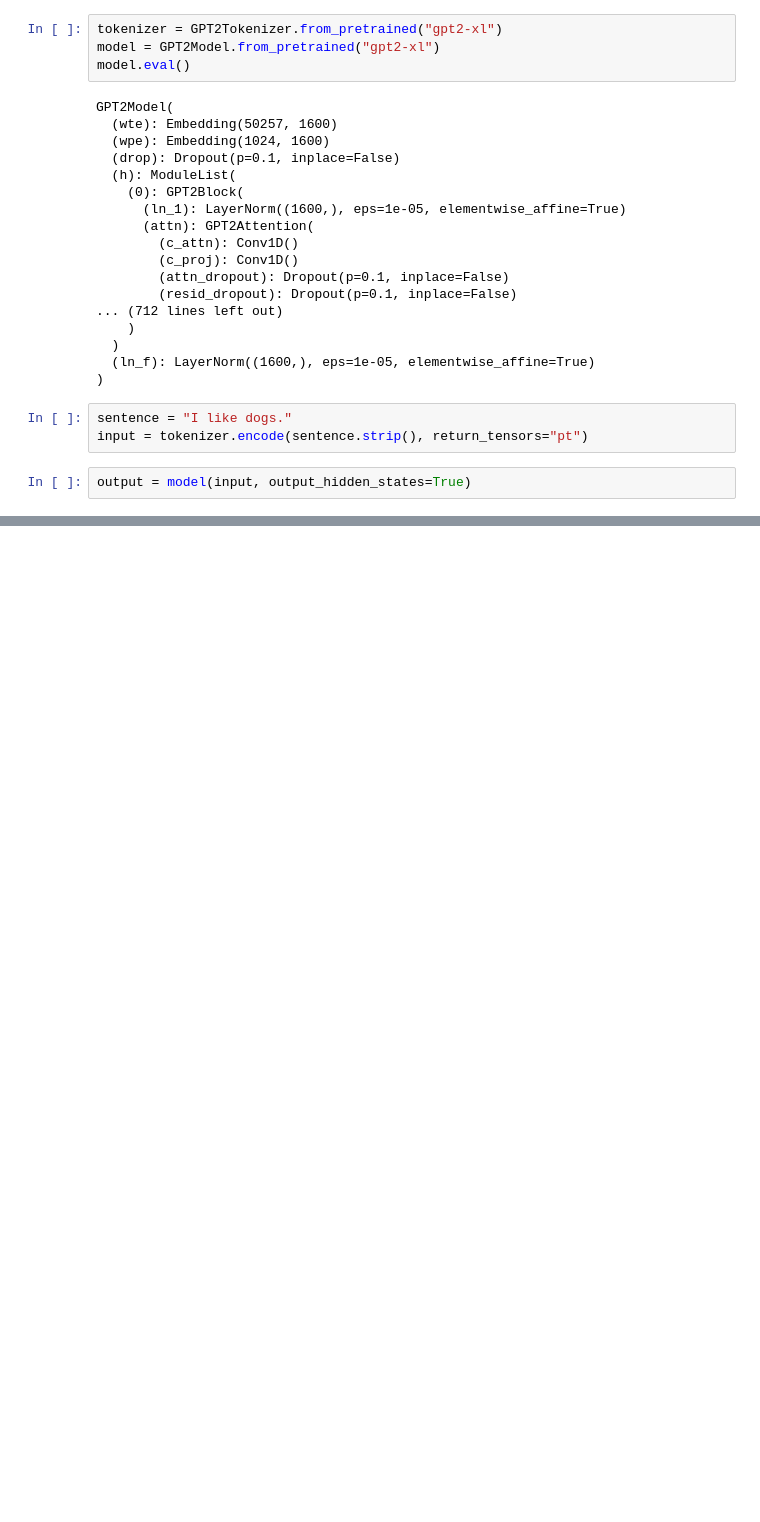
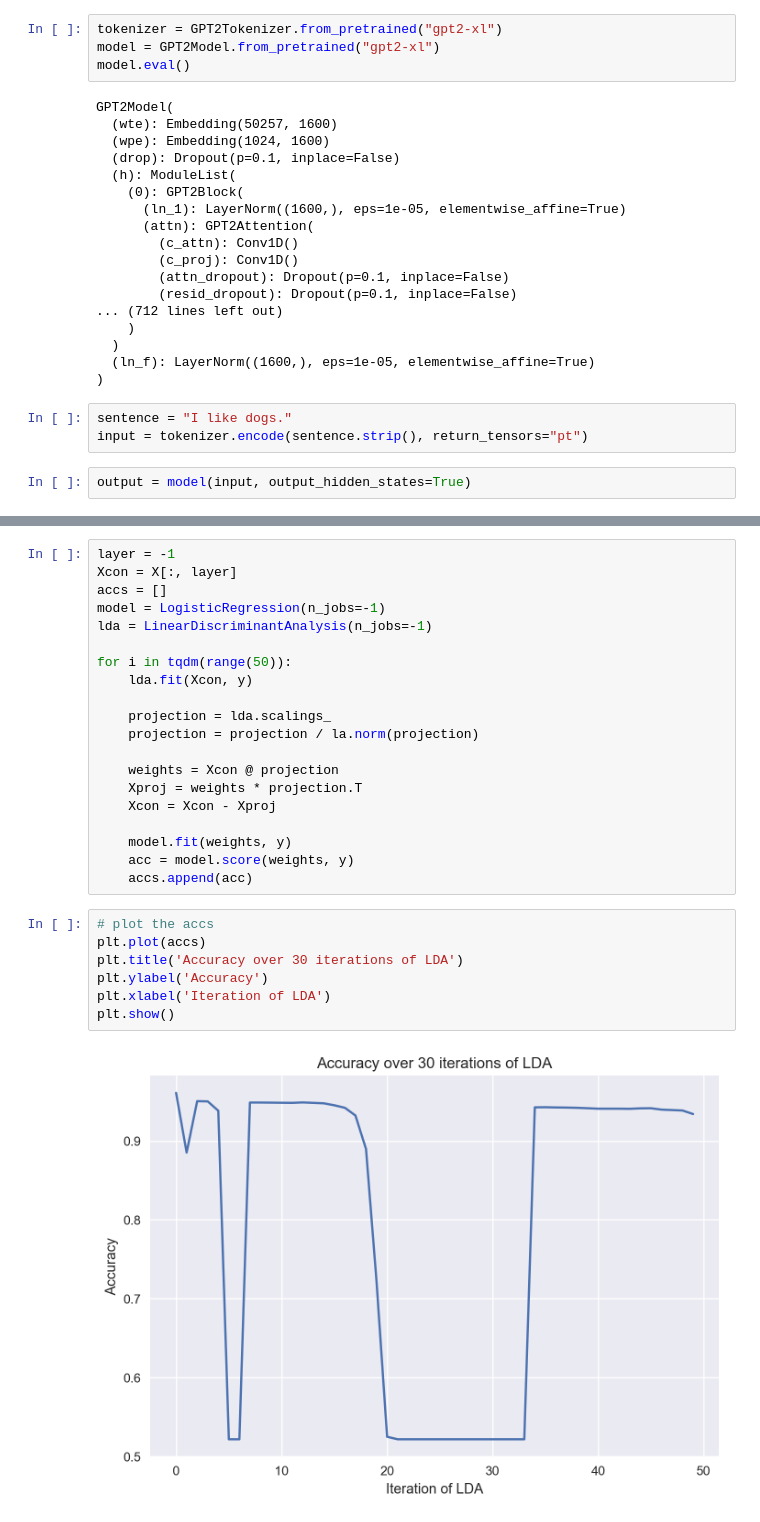
Before and after one commit to BYU-PCCL/partisanbrain, a Jupyter notebook: partisanbrain/emotions/nb_pca.ipynb, the cells around one changed output, grey strips where cells are left out. Drawn from its saved outputs; the diff is of its cells as text; blank space fills up the shorter version.

```diff
--- a/partisanbrain/emotions/nb_pca.ipynb
+++ b/partisanbrain/emotions/nb_pca.ipynb
@@ -258,0 +267,29 @@ neurons_per_layer = {
+# %%
+layer = -1
+Xcon = X[:, layer]
+accs = []
+model = LogisticRegression(n_jobs=-1)
+lda = LinearDiscriminantAnalysis(n_jobs=-1)
+
+for i in tqdm(range(50)):
+    lda.fit(Xcon, y)
+
+    projection = lda.scalings_
+    projection = projection / la.norm(projection)
+
+    weights = Xcon @ projection
+    Xproj = weights * projection.T
+    Xcon = Xcon - Xproj
+
+    model.fit(weights, y)
+    acc = model.score(weights, y)
+    accs.append(acc)
+# %%
+# plot the accs
+plt.plot(accs)
+plt.title('Accuracy over 30 iterations of LDA')
+plt.ylabel('Accuracy')
+plt.xlabel('Iteration of LDA')
+plt.show()
+# %% [output]
+[figure, added]
```
Also changed, not shown: parts of 22 cells of this notebook.
